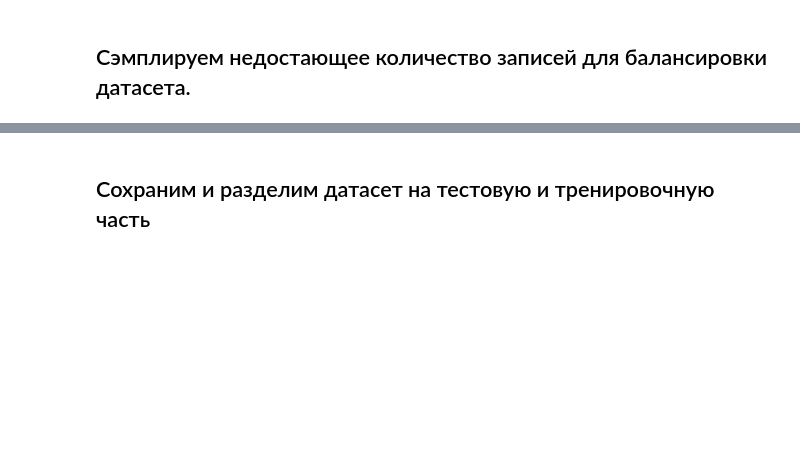
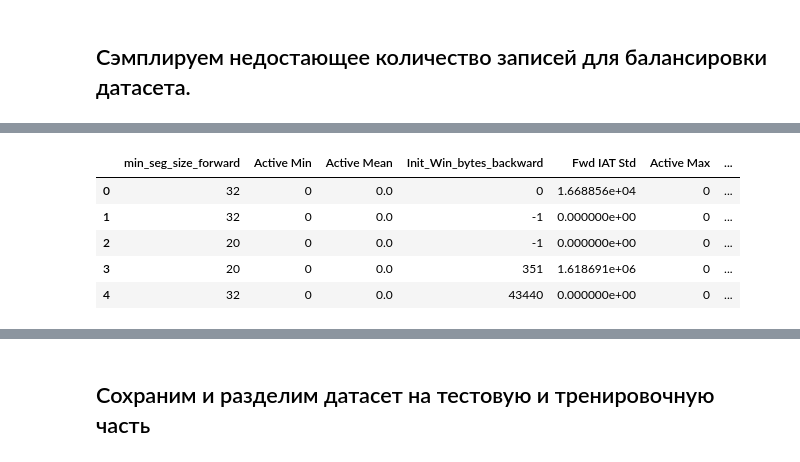
Before and after one commit to ccataha/Misaki, a Jupyter notebook: test_master.ipynb, the cells around one changed output, grey strips where cells are left out. Drawn from its saved outputs; the diff is of its cells as text; code cells hidden in the pictures; blank space fills up the shorter version.

```diff
--- a/test_master.ipynb
+++ b/test_master.ipynb
@@ -672,0 +674,9 @@ Name:  Label, dtype: int64
+# %%
+X_smt.head(5)
+# %% [output]
+|  | min_seg_size_forward | Active Min | Active Mean | Init_Win_bytes_backward | Fwd IAT Std | Active Max | ... |
+| 0 | 32 | 0 | 0.0 | 0 | 1.668856e+04 | 0 | ... |
+| 1 | 32 | 0 | 0.0 | -1 | 0.000000e+00 | 0 | ... |
+| 2 | 20 | 0 | 0.0 | -1 | 0.000000e+00 | 0 | ... |
+| 3 | 20 | 0 | 0.0 | 351 | 1.618691e+06 | 0 | ... |
+| 4 | 32 | 0 | 0.0 | 43440 | 0.000000e+00 | 0 | ... |
```
Also changed, not shown: parts of 49 cells of this notebook.
